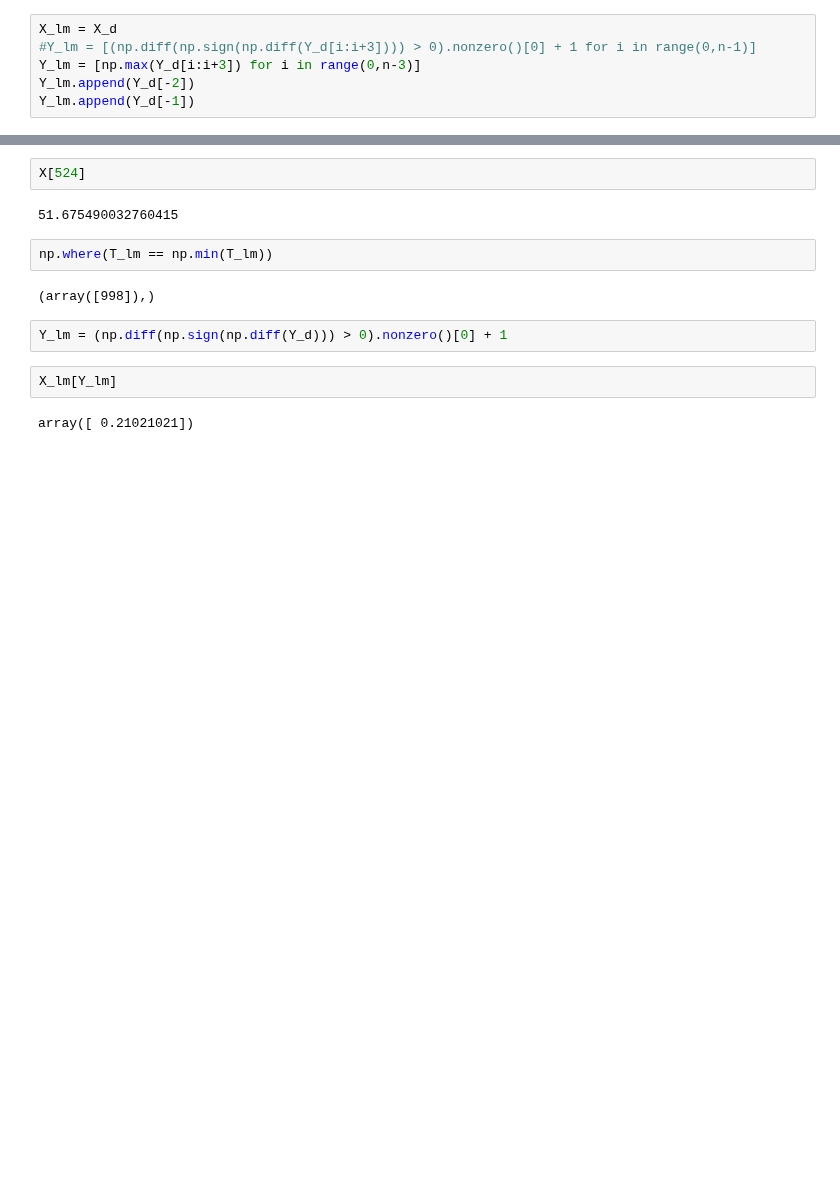
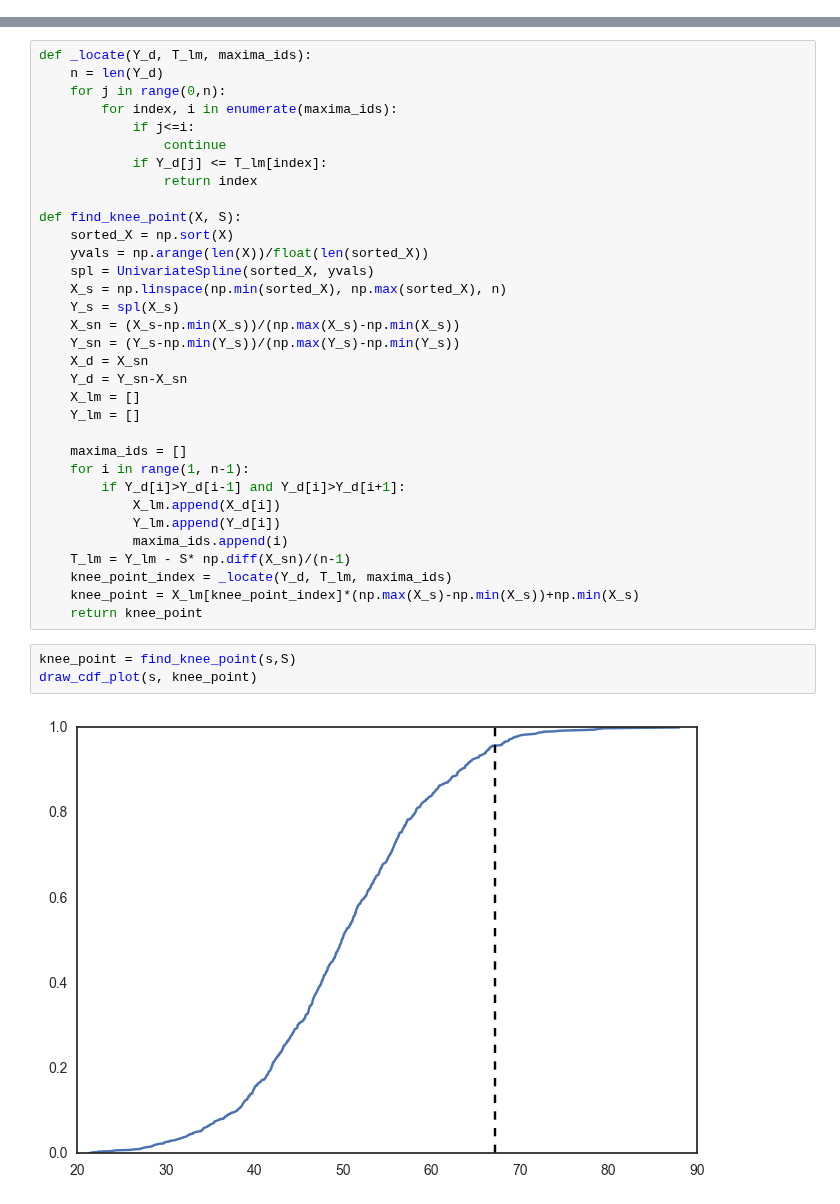
Before and after one commit to saketkc/notebooks, a Jupyter notebook: python/Kneedle Algorithm.ipynb, the cells around one changed output, grey strips where cells are left out. Drawn from its saved outputs; the diff is of its cells as text; blank space fills up the shorter version.

```diff
--- a/python/Kneedle Algorithm.ipynb
+++ b/python/Kneedle Algorithm.ipynb
@@ -35,6 +28,0 @@ Y_d = Y_sn-X_sn
-# %%
-X_lm = X_d
-#Y_lm = [(np.diff(np.sign(np.diff(Y_d[i:i+3]))) > 0).nonzero()[0] + 1 for i in range(0,n-1)]
-Y_lm = [np.max(Y_d[i:i+3]) for i in range(0,n-3)]
-Y_lm.append(Y_d[-2])
-Y_lm.append(Y_d[-1])
@@ -48,14 +29,38 @@ plt.plot(X_d,Y_d)
-# %%
-X[524]
-# %% [output]
-51.675490032760415
-# %%
-np.where(T_lm == np.min(T_lm))
-# %% [output]
-(array([998]),)
-# %%
-Y_lm = (np.diff(np.sign(np.diff(Y_d))) > 0).nonzero()[0] + 1
-# %%
-X_lm[Y_lm]
-# %% [output]
-array([ 0.21021021])
+# %%
+def _locate(Y_d, T_lm, maxima_ids):
+    n = len(Y_d)
+    for j in range(0,n):
+        for index, i in enumerate(maxima_ids):
+            if j<=i:
+                continue
+            if Y_d[j] <= T_lm[index]:
+                return index
+
+def find_knee_point(X, S):
+    sorted_X = np.sort(X)
+    yvals = np.arange(len(X))/float(len(sorted_X))
+    spl = UnivariateSpline(sorted_X, yvals)
+    X_s = np.linspace(np.min(sorted_X), np.max(sorted_X), n)
+    Y_s = spl(X_s)
+    X_sn = (X_s-np.min(X_s))/(np.max(X_s)-np.min(X_s))
+    Y_sn = (Y_s-np.min(Y_s))/(np.max(Y_s)-np.min(Y_s))
+    X_d = X_sn
+    Y_d = Y_sn-X_sn
+    X_lm = []
+    Y_lm = []
+
+    maxima_ids = []
+    for i in range(1, n-1):
+        if Y_d[i]>Y_d[i-1] and Y_d[i]>Y_d[i+1]:
+            X_lm.append(X_d[i])
+            Y_lm.append(Y_d[i])
+            maxima_ids.append(i)
+    T_lm = Y_lm - S* np.diff(X_sn)/(n-1)
+    knee_point_index = _locate(Y_d, T_lm, maxima_ids)
+    knee_point = X_lm[knee_point_index]*(np.max(X_s)-np.min(X_s))+np.min(X_s)
+    return knee_point
+# %%
+knee_point = find_knee_point(s,S)
+draw_cdf_plot(s, knee_point)
+# %% [output]
+[figure, added]
```
Also changed, not shown: parts of 10 cells of this notebook.
